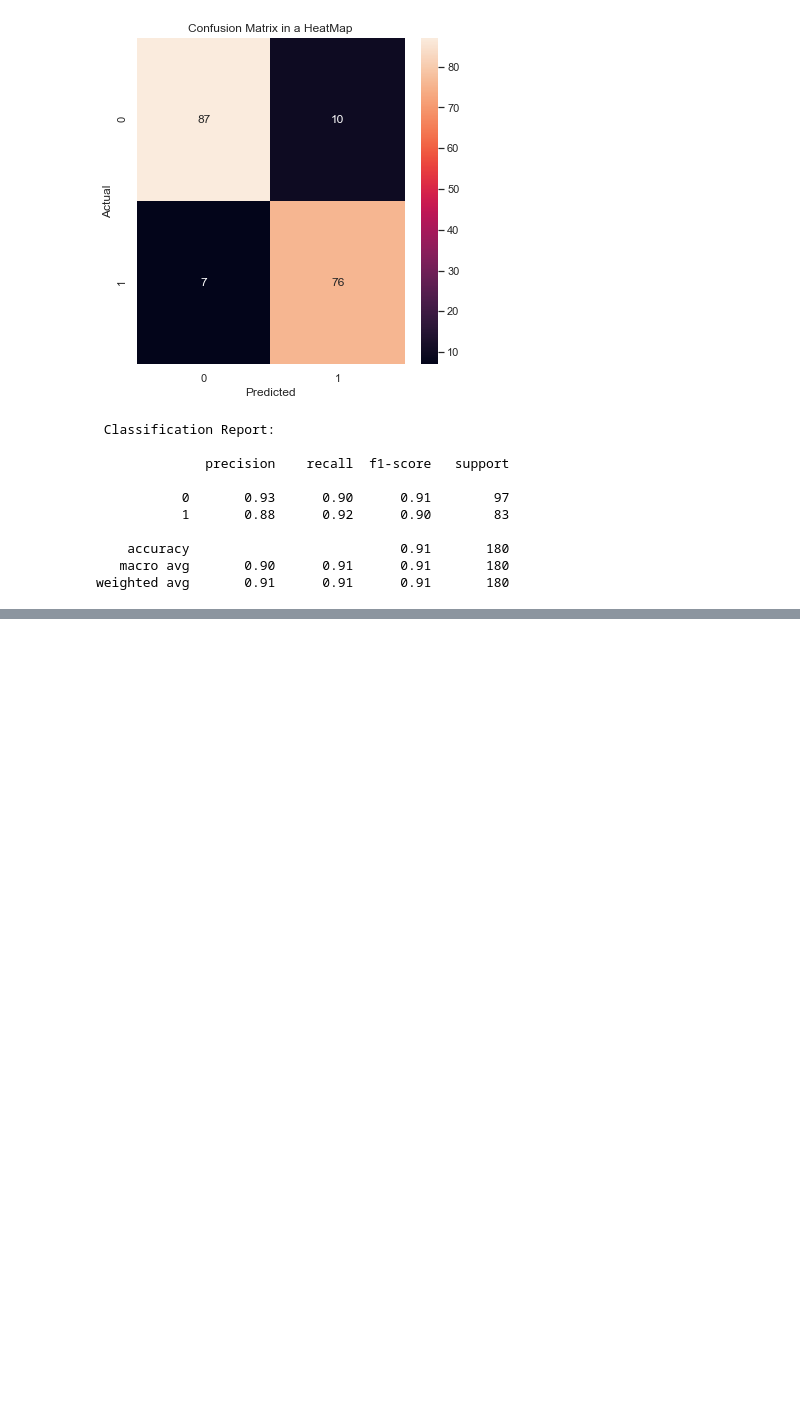
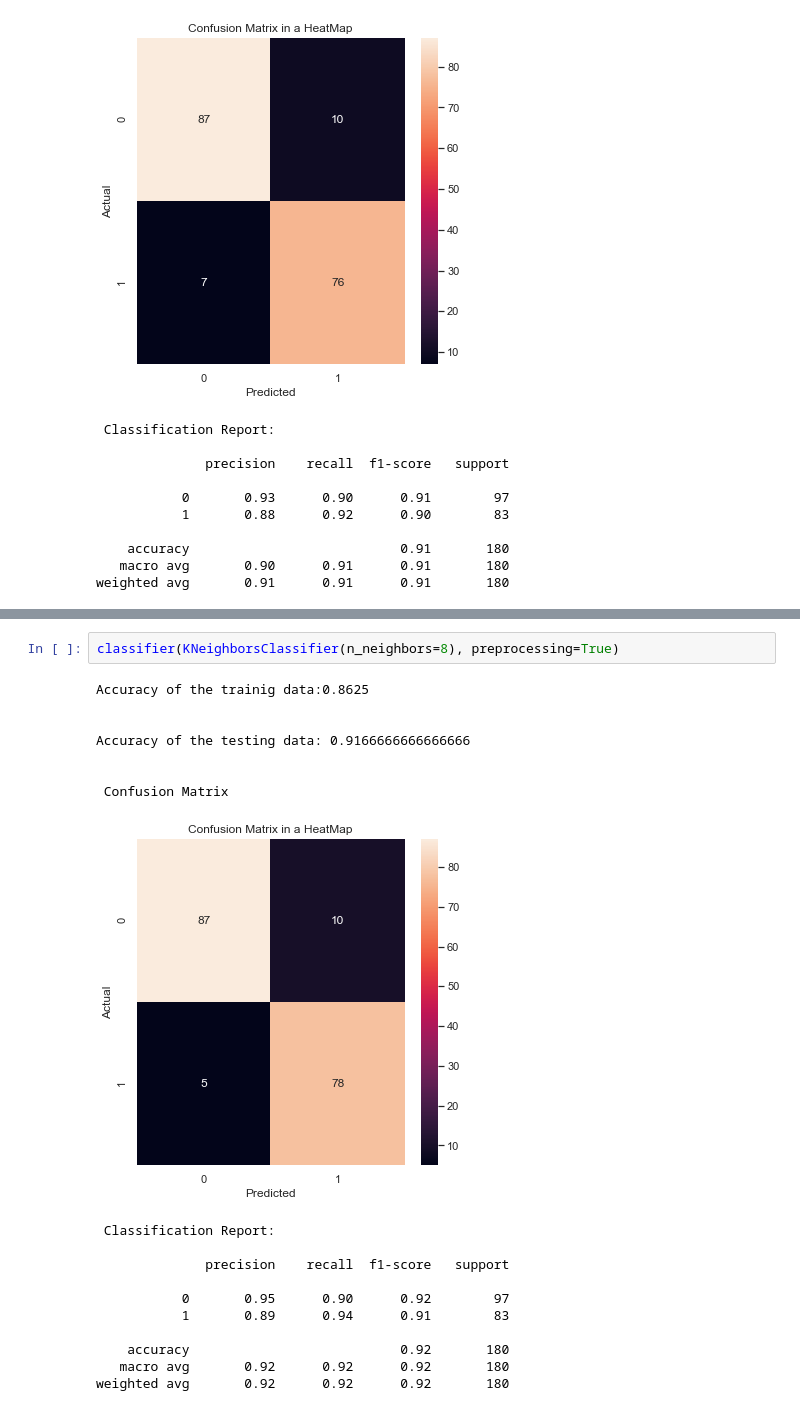
Before and after one commit to LNF970203/Supervised-Learning, a Jupyter notebook: Raisin_classification/Raisin_predictions.ipynb, the cells around one changed output, grey strips where cells are left out. Saved outputs shown, nothing was run; the diff lists cells and outputs as text; blank space fills up the shorter version.

```diff
--- a/Raisin_classification/Raisin_predictions.ipynb
+++ b/Raisin_classification/Raisin_predictions.ipynb
@@ -245,0 +338,21 @@ weighted avg       0.91      0.91      0.91       180
+# %%
+classifier(KNeighborsClassifier(n_neighbors=8), preprocessing=True)
+# %% [output]
+Accuracy of the trainig data:0.8625
+
+
+Accuracy of the testing data: 0.9166666666666666
+
+
+ Confusion Matrix
+[figure, added]
+ Classification Report:
+
+              precision    recall  f1-score   support
+
+           0       0.95      0.90      0.92        97
+           1       0.89      0.94      0.91        83
+
+    accuracy                           0.92       180
+   macro avg       0.92      0.92      0.92       180
+weighted avg       0.92      0.92      0.92       180
```
Also changed, not shown: parts of 31 cells of this notebook.
